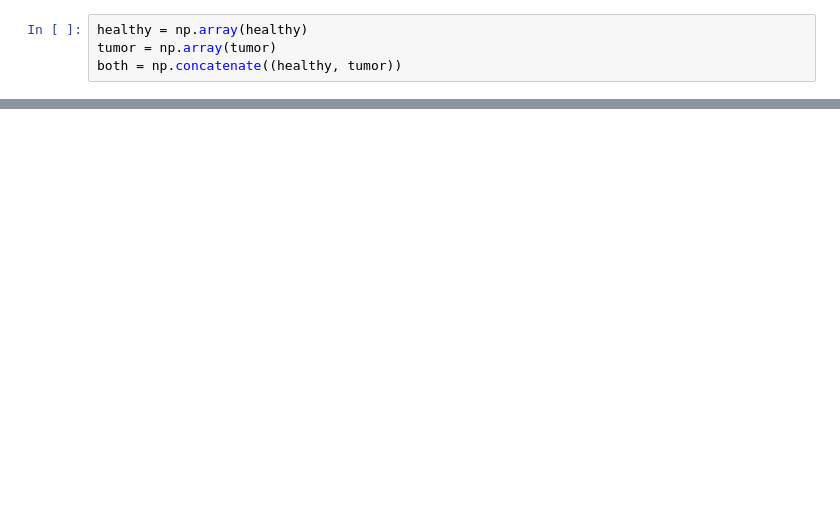
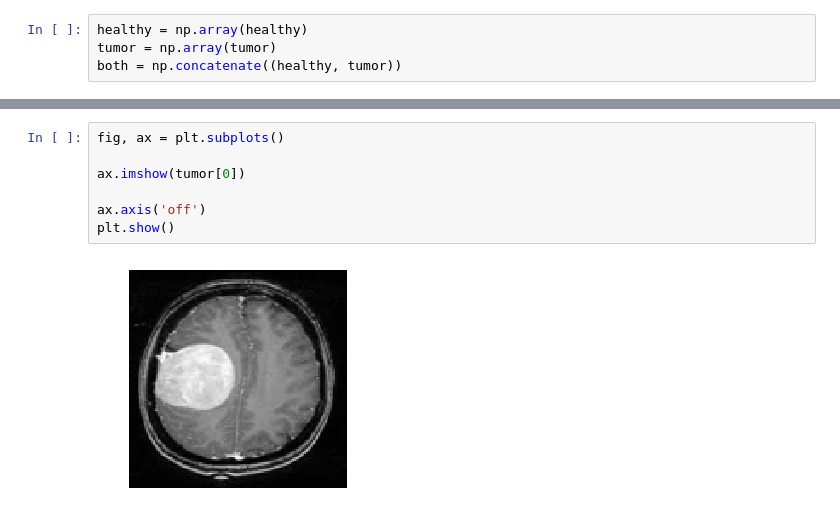
Before and after one commit to BradPohl/brain_tumor_detection, a Jupyter notebook: MRI-Brain-Tumor-Detector.ipynb, the cells around one changed output, grey strips where cells are left out. Cells and saved outputs as stored; diff of their text form; blank space fills up the shorter version.

```diff
--- a/MRI-Brain-Tumor-Detector.ipynb
+++ b/MRI-Brain-Tumor-Detector.ipynb
@@ -47,0 +59,9 @@ both = np.concatenate((healthy, tumor))
+# %%
+fig, ax = plt.subplots()
+
+ax.imshow(tumor[0])
+
+ax.axis('off')
+plt.show()
+# %% [output]
+[figure, added]
```
Also changed, not shown: parts of 5 cells of this notebook.
